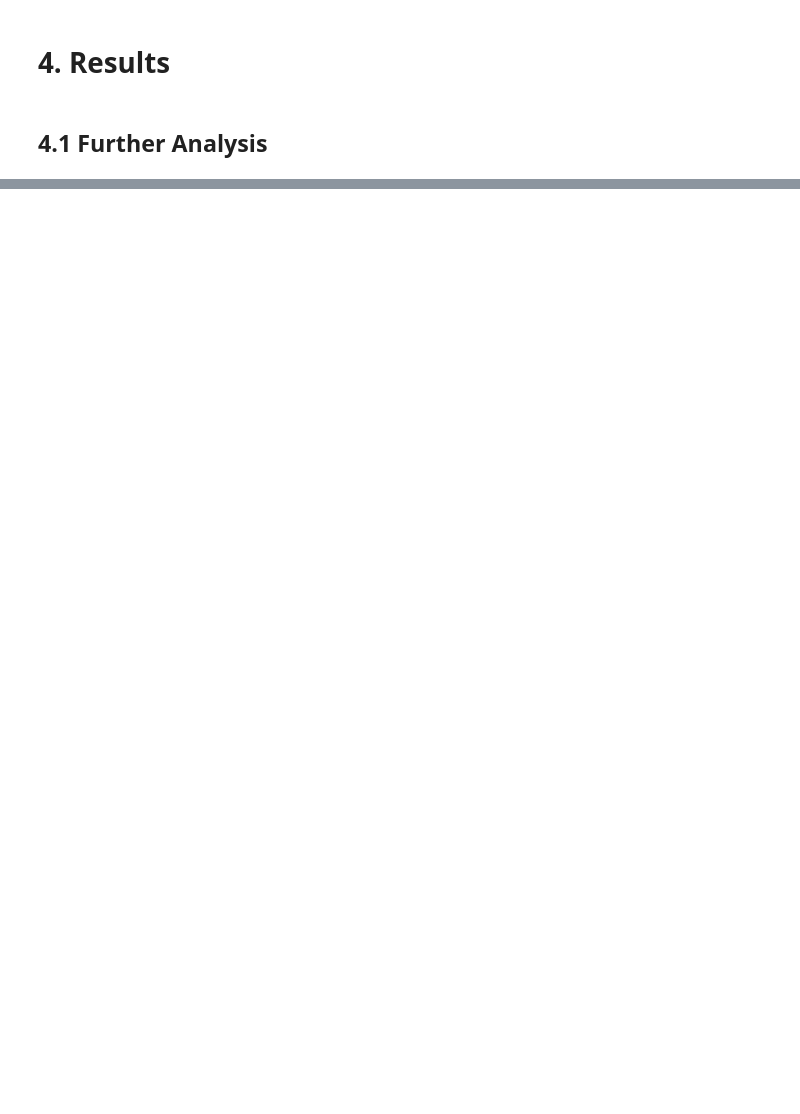
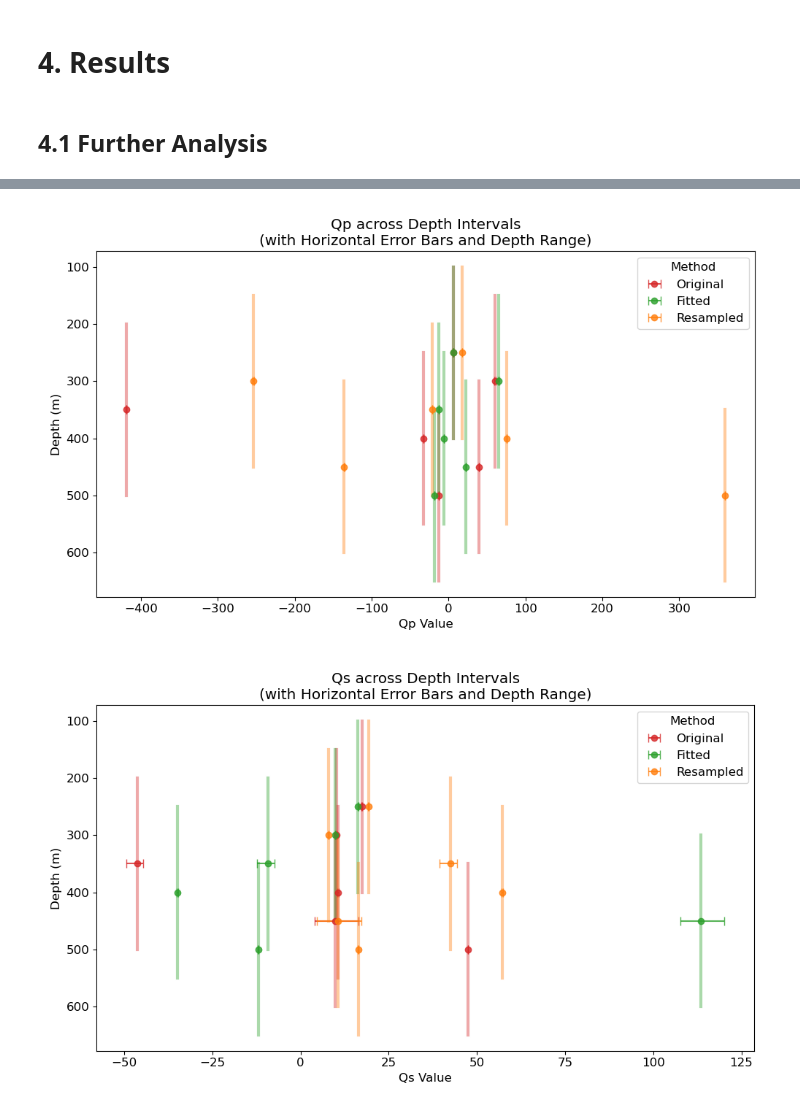
Before and after one commit to lu6562lu/fiberQ_project, a Jupyter notebook: notebooks/run_analysis.ipynb, the cells around one changed output, grey strips where cells are left out. Saved outputs shown, nothing was run; the diff lists cells and outputs as text; code cells hidden in the pictures; blank space fills up the shorter version.

```diff
--- a/notebooks/run_analysis.ipynb
+++ b/notebooks/run_analysis.ipynb
@@ -157,0 +163,75 @@ os.getcwd()
+# %%
+import matplotlib.pyplot as plt
+%matplotlib widget
+
+# 預處理欄位
+df["depth_start"] = df["depth_pair"].str.extract(r"\((\d+),\s*(\d+)\)")[0].astype(int)
+df["depth_end"] = df["depth_pair"].str.extract(r"\((\d+),\s*(\d+)\)")[1].astype(int)
+df["depth_center"] = (df["depth_start"] + df["depth_end"]) / 2
+df["Q_type"] = df["wave_type"].map({"p": "Qp", "s": "Qs"})
+
+# 方法顏色與標籤
+method_colors = {
+    "ori": "tab:red",
+    "": "tab:green",
+    "re": "tab:orange"
+}
+method_labels = {
+    "ori": "Original",
+    "": "Fitted",
+    "re": "Resampled"
+}
+
+# 畫圖：Qp 與 Qs 各一張
+plt.rcParams.update({'font.size': 12})
+for q_type in ["Qp", "Qs"]:
+    plt.figure(figsize=(10, 6))
+    subset_df = df[df["Q_type"] == q_type]
+
+    for method_key, color in method_colors.items():
+        q_col = f"Q_value_{method_key}" if method_key else "Q_value"
+        err_col_pos = "Q_error_pos"
+        err_col_neg = "Q_error_neg"
+
+        for _, row in subset_df.iterrows():
+            if pd.notna(row[q_col]):
+                q_val = row[q_col]
+                err_pos = row[err_col_pos]
+                err_neg = row[err_col_neg]
+                depth_start = row["depth_start"]
+                depth_end = row["depth_end"]
+                depth_center = (depth_start + depth_end) / 2
+
+                # 畫深度區間線段（代表 Q 值屬於整段深度區間）
+                plt.plot(
+                    [q_val, q_val],
+                    [depth_start, depth_end],
+                    color=color,
+                    linewidth=3,
+                    alpha=0.4
+                )
+
+                # 畫橫向誤差棒（代表 Q 值的不確定性）
+                plt.errorbar(
+                    x=q_val,
+                    y=depth_center,
+                    xerr=[[err_neg], [err_pos]],
+                    fmt='o',
+                    color=color,
+                    alpha=0.8,
+                    capsize=4,
+                    label=method_labels[method_key]
+                )
+
+    plt.gca().invert_yaxis()
+    plt.xlabel(f"{q_type} Value")
+    plt.ylabel("Depth (m)")
+    handles, labels = plt.gca().get_legend_handles_labels()
+    by_label = dict(zip(labels, handles))
+    plt.legend(by_label.values(), by_label.keys(), title="Method")
+    plt.title(f"{q_type} across Depth Intervals\n(with Horizontal Error Bars and Depth Range)")
+    plt.tight_layout()
+    plt.show()
+# %% [output]
+[figure, added]
+[figure, added]
```
Also changed, not shown: parts of 5 cells of this notebook, 1 other file.
